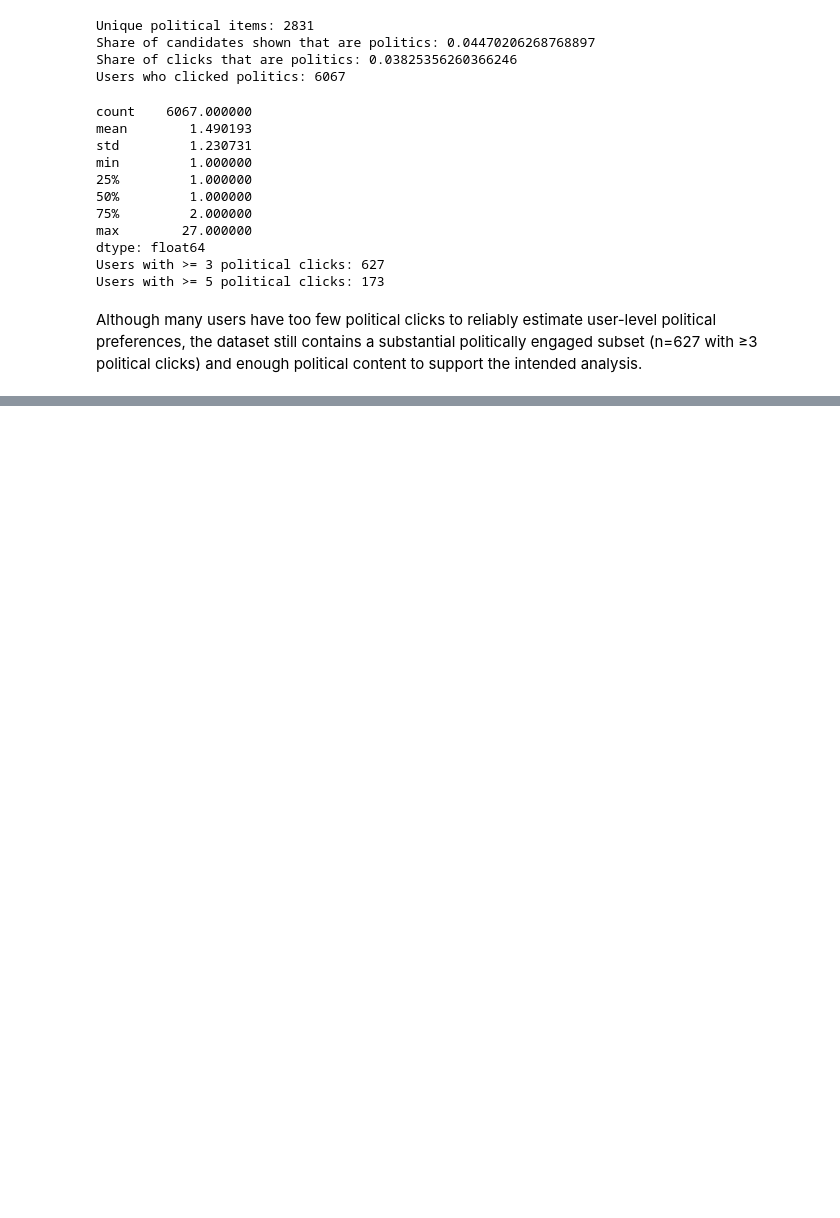
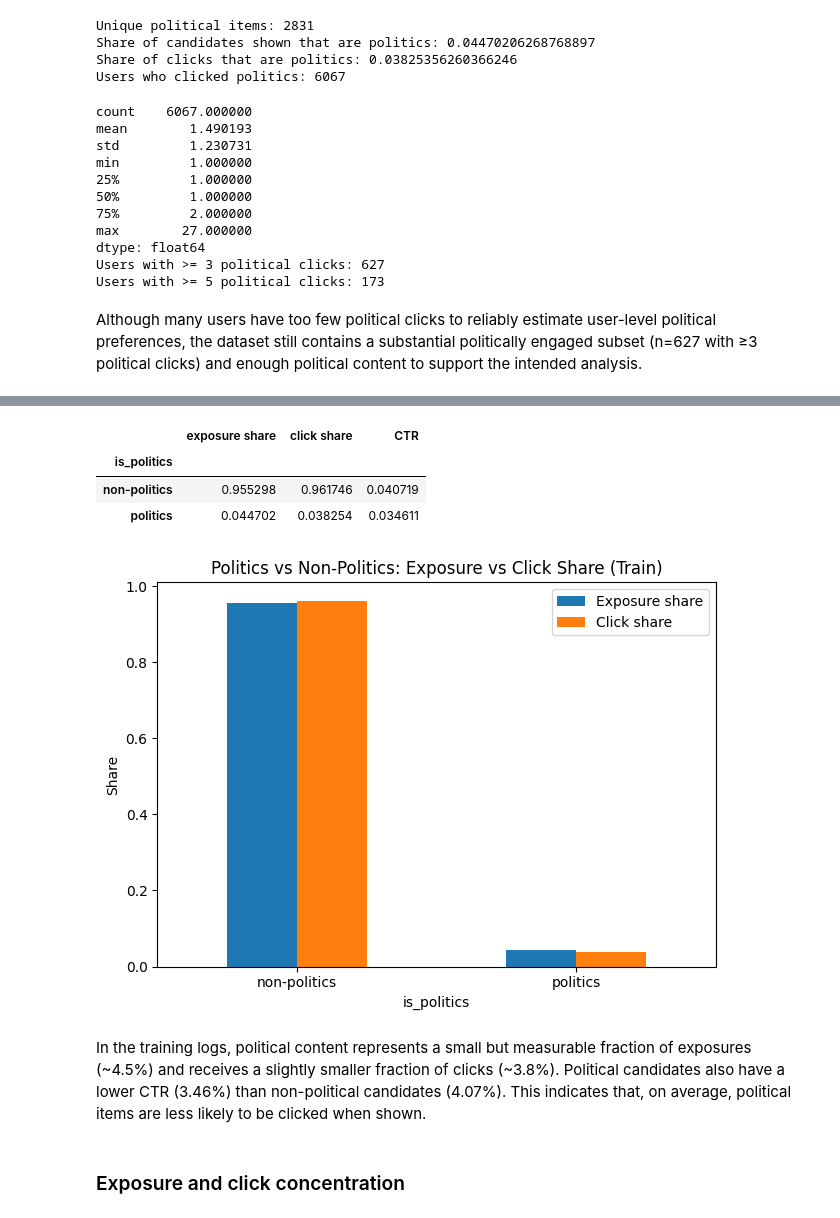
Before and after one commit to joanapimenta27/IAS_Project, a Jupyter notebook: notebooks/03_profiling_and_bias.ipynb, the cells around one changed output, grey strips where cells are left out. Drawn from its saved outputs; the diff is of its cells as text; code cells hidden in the pictures; blank space fills up the shorter version.

```diff
--- a/notebooks/03_profiling_and_bias.ipynb
+++ b/notebooks/03_profiling_and_bias.ipynb
@@ -151,0 +178,32 @@ Although many users have too few political clicks to reliably estimate user-leve
+# %%
+group_ctr = clicks.groupby("is_politics")["clicked"].mean().rename(index={False:"non-politics", True:"politics"})
+group_exposure = clicks["is_politics"].value_counts(normalize=True).rename(index={False:"non-politics", True:"politics"})
+group_clickshare = clicks.loc[clicks["clicked"]==1, "is_politics"].value_counts(normalize=True).rename(index={False:"non-politics", True:"politics"})
+
+display(pd.DataFrame({
+    "exposure share": group_exposure,
+    "click share": group_clickshare,
+    "CTR": group_ctr
+}))
+# %% [output]
+|  | exposure share | click share | CTR |
+| is_politics |  |  |  |
+| non-politics | 0.955298 | 0.961746 | 0.040719 |
+| politics | 0.044702 | 0.038254 | 0.034611 |
+# %%
+plot_df = pd.DataFrame({
+    "Exposure share": group_exposure,
+    "Click share": group_clickshare
+})
+
+ax = plot_df.plot(kind="bar", rot=0)
+ax.set_ylabel("Share")
+ax.set_title("Politics vs Non-Politics: Exposure vs Click Share (Train)")
+plt.tight_layout()
+plt.show()
+# %% [output]
+[figure, added]
+# %% [markdown]
+In the training logs, political content represents a small but measurable fraction of exposures (~4.5%) and receives a slightly smaller fraction of clicks (~3.8%). Political candidates also have a lower CTR (3.46%) than non-political candidates (4.07%). This indicates that, on average, political items are less likely to be clicked when shown.
+# %% [markdown]
+### Exposure and click concentration
```
Also changed, not shown: parts of 17 cells of this notebook.
